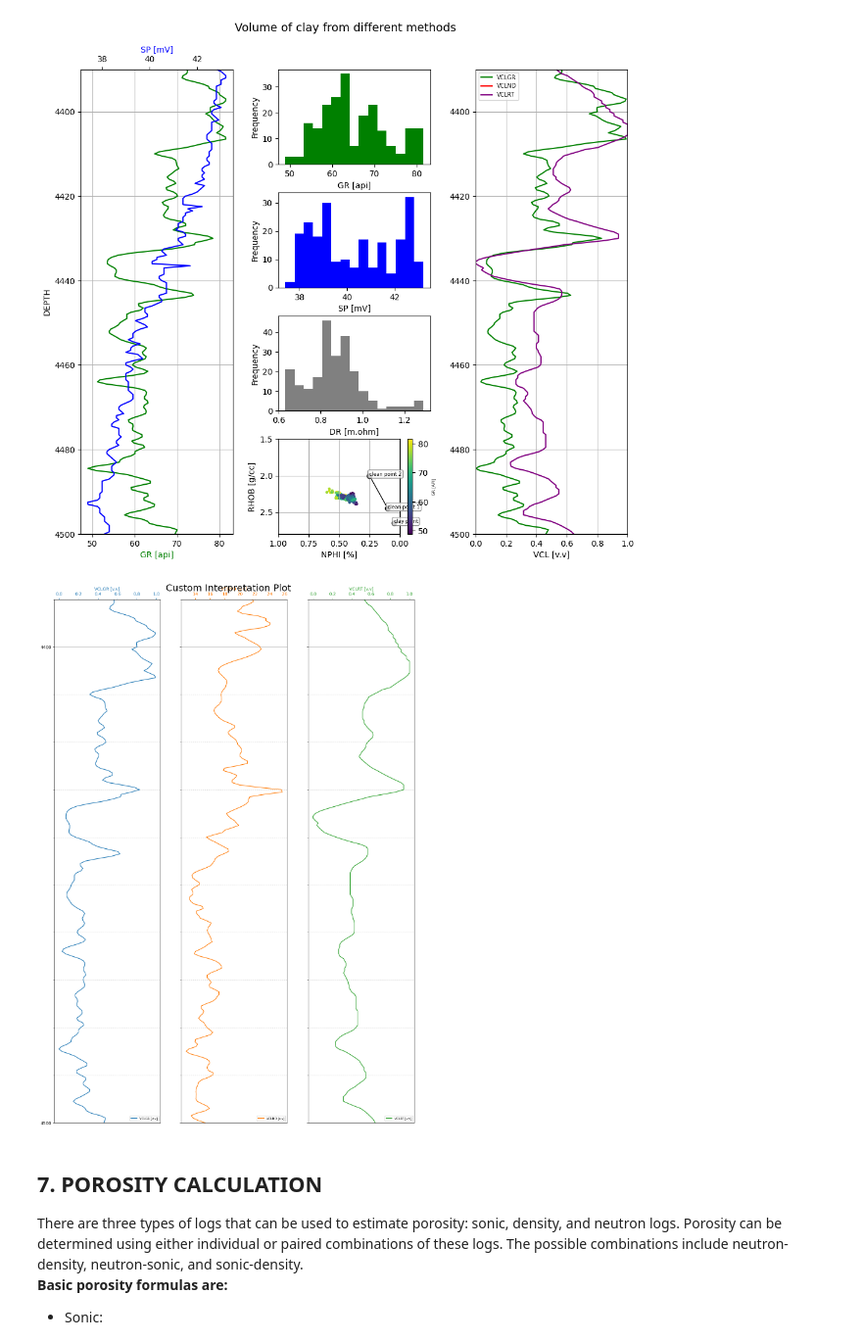
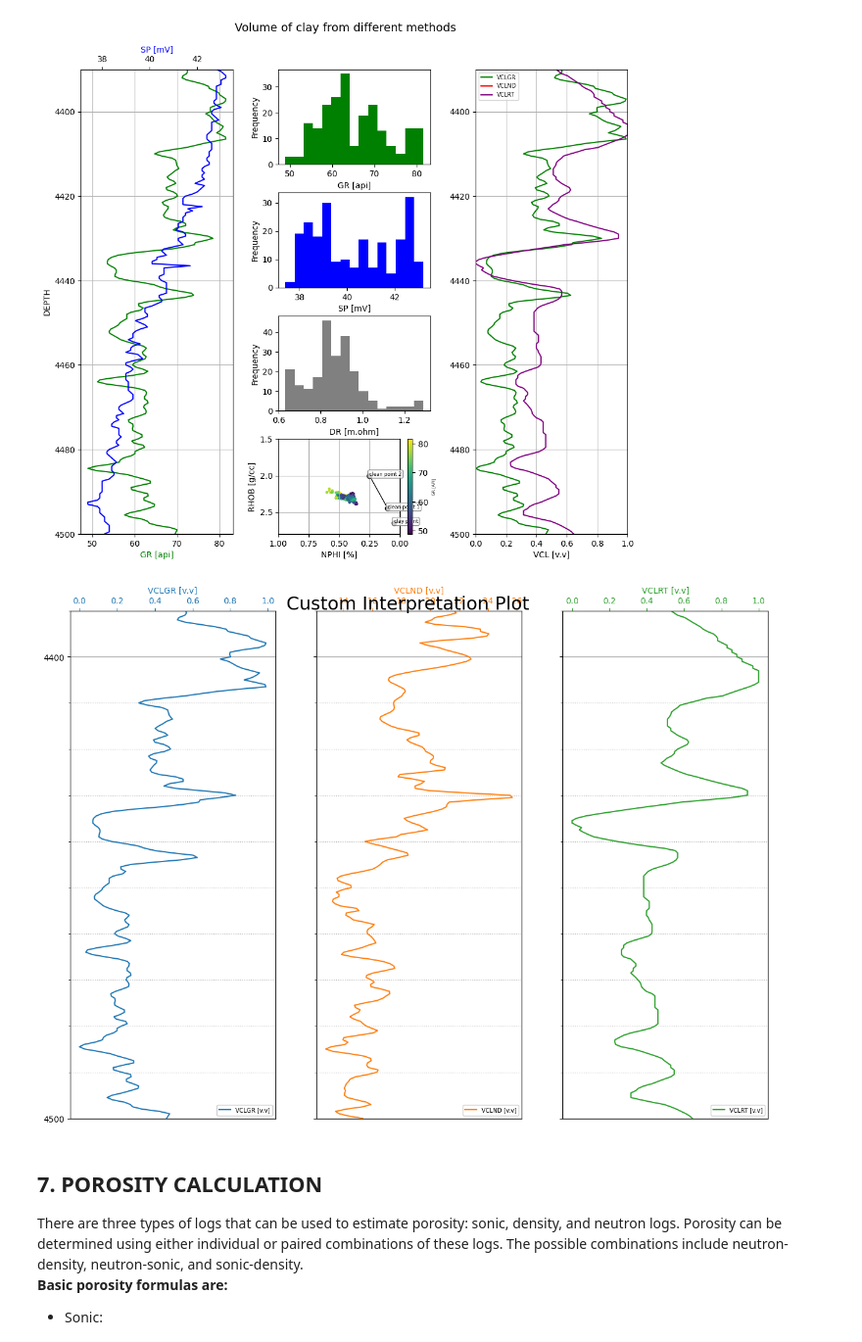
Before and after one commit to thelifeofpatts/Basic-WellLog-Interpretation, a Jupyter notebook: notebooks/BWLI_Mod_v3.ipynb, the cells around one changed output. Shown at 98% size. Cells and saved outputs as stored; diff of their text form; code cells hidden in the pictures.

```diff
--- a/notebooks/BWLI_Mod_v3.ipynb
+++ b/notebooks/BWLI_Mod_v3.ipynb
@@ -339,9 +339,9 @@ vcl_plot(
 # %% [output]
 [figure]
 # %%
-custom_interpretation_plot(logs, depth_start, depth_end, "VCLGR", "VCLND", "VCLRT", units=["v.v", "v.v", "v.v"])
+custom_plot(logs, 10, depth_start, depth_end, "VCLGR", "VCLND", "VCLRT", units=["v.v", "v.v", "v.v"])
 # %% [output]
-[figure, old version]
+[figure, new version]
 # %%
 logs['VCL']=logs['VCLRT']
 # %% [markdown]
```
Also changed, not shown: parts of 11 cells of this notebook, 2 other files.
